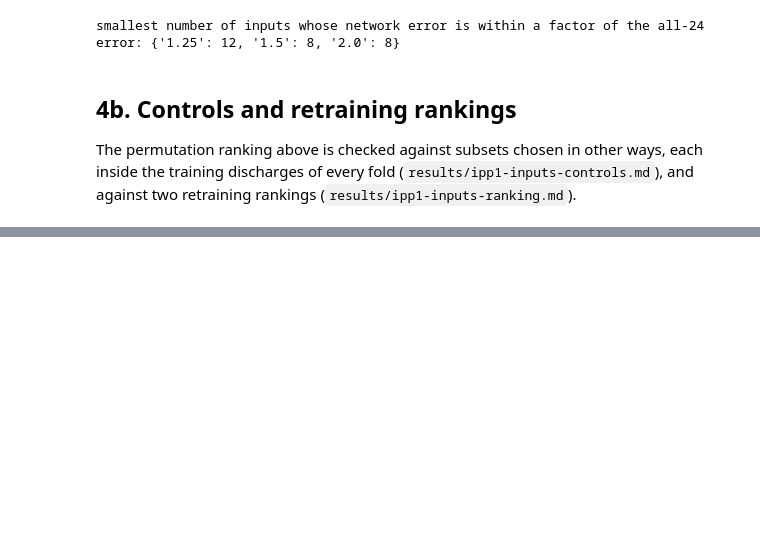
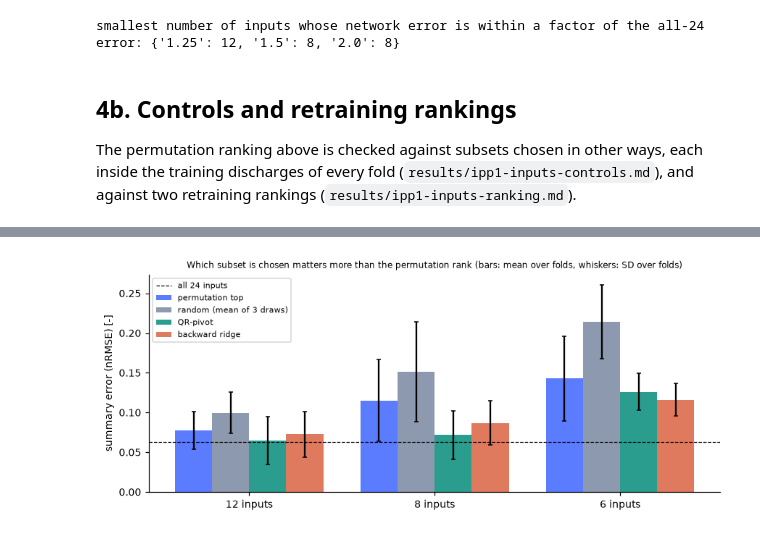
Before and after one commit to mschiller890/hackathon, a Jupyter notebook: notebooks/03_inputs_and_importance.ipynb, the cells around one changed output, grey strips where cells are left out. Drawn from its saved outputs; the diff is of its cells as text; code cells hidden in the pictures; blank space fills up the shorter version.

```diff
--- a/notebooks/03_inputs_and_importance.ipynb
+++ b/notebooks/03_inputs_and_importance.ipynb
@@ -243,0 +260,32 @@ KEY_JSON {"saved_folds": 5, "saved_epochs": 60, "mlp_summary_nrmse": {"all 24":
+# %%
+import re
+rk = (repo / "results" / "ipp1-inputs-ranking.md").read_text()
+seed_noise = float(re.search(r"by ([\d.]+)% on average", rk).group(1))
+drop_txt = rk.split("## Drop-column ranking")[1].split("## Backward-elimination order")[0]
+drop = pd.DataFrame([(int(a), b, float(c), float(d), int(e)) for a, b, c, d, e in re.findall(r"\| (\d+) \| ((?:IPR|FL)\d\d) \| ([+-][\d.]+) \| ([+-][\d.]+)% \| [\d.]+ \| (\d)/5 \|", drop_txt)],
+                    columns=["rank", "input", "delta", "rel_%", "folds_worse"])
+be_txt = rk.split("## Backward-elimination order")[1].split("### Ridge summary error")[0]
+be = pd.DataFrame([(int(a), b, float(c), [int(v) for v in d.split(",")]) for a, b, c, d in re.findall(r"\| (\d+) \| ((?:IPR|FL)\d\d) \| ([\d.]+) \| ([\d, ]+) \|", be_txt)],
+                  columns=["rank", "input", "mean_step", "per_fold"])
+rank_corr = {a: float(b) for a, b in re.findall(r"\| ((?:drop column|ridge) vs (?:ridge|permutation)) \| ([+-][\d.]+) \|", rk)}
+assert len(drop) == 24 and len(be) == 24 and len(rank_corr) == 3, "the ranking file changed format"
+print(f"Seed noise of the all-24 network (refits with 3 seeds per fold): {seed_noise} % of the summary error on average")
+print("\nDrop-column ranking (network retrained without one input), five largest rises of the summary error:")
+print(drop.head(5).to_string(index=False))
+worse_all = drop[(drop.folds_worse == 5) & (drop["rel_%"] > seed_noise)].input.tolist()
+print("\nInputs that got worse in all 5 folds AND by more than the seed noise:", worse_all)
+survivors = be[be.per_fold.apply(lambda v: all(s == 24 for s in v))].input.tolist()
+print("Inputs that are the last survivor of backward elimination in all 5 folds:", survivors)
+print("\nRank correlation between the three orders:", rank_corr)
+
+ctrl_runs = json.load(open(repo / "results" / "ipp1-inputs-controls.json"))["runs"]
+tbl = pd.DataFrame({n: [r["summary_nrmse_mean"], r["summary_nrmse_std"]] for n, r in ctrl_runs.items()}, index=["summary nRMSE", "SD over folds"]).T
+print("\nSummary error by how the subset was chosen (mean over 5 folds, one seed per cell; lower is better):")
+print(tbl.round(3).to_string())
+quoted = {"all 24": 0.063, "permutation top 12": 0.077, "random (mean of 3 draws) 12": 0.099, "QR-pivot 12": 0.065, "permutation top 8": 0.115, "QR-pivot 8": 0.072}
+for n, v in quoted.items():
+    assert round(ctrl_runs[n]["summary_nrmse_mean"], 3) == v, (n, ctrl_runs[n]["summary_nrmse_mean"], v)
+assert seed_noise == 4.5 and rank_corr == {"drop column vs ridge": -0.14, "drop column vs permutation": 0.28, "ridge vs permutation": 0.40}
+assert survivors == ["IPR13"] and worse_all == ["FL01"]
+KEY["controls_and_ranking"] = {"seed_noise_pct": seed_noise, "rank_correlation": rank_corr, "survivors": survivors, "worse_in_all_folds_beyond_noise": worse_all}
+print("\nProtocol: network (60 epochs) retrained per subset; controls: subsets chosen on the training discharges of each fold, one seed per cell, fold SD about 40 % of the mean; rankings: 119 development discharges, 5 folds by discharge, seed noise from 3 seeds per fold.")
@@ -244,3 +310,15 @@ KEY_JSON {"saved_folds": 5, "saved_epochs": 60, "mlp_summary_nrmse": {"all 24":
+# %%
+sizes = (12, 8, 6)
+methods = [("permutation top", "#5b7cff"), ("random (mean of 3 draws)", "#8d99ae"), ("QR-pivot", "#2a9d8f"), ("backward ridge", "#e07a5f")]
+fig, ax = plt.subplots(figsize=(8, 3.4))
+for j, (m, col) in enumerate(methods):
+    ax.bar([i + j * 0.2 - 0.3 for i in range(len(sizes))], [ctrl_runs[f"{m} {k}"]["summary_nrmse_mean"] for k in sizes], 0.2, yerr=[ctrl_runs[f"{m} {k}"]["summary_nrmse_std"] for k in sizes], color=col, capsize=2, label=m)
+ax.axhline(ctrl_runs["all 24"]["summary_nrmse_mean"], color="k", lw=0.8, ls="--", label="all 24 inputs")
+ax.set_xticks(range(len(sizes))); ax.set_xticklabels([f"{k} inputs" for k in sizes]); ax.set_ylabel("summary error (nRMSE) [-]")
+ax.set_title("Which subset is chosen matters more than the permutation rank (bars: mean over folds, whiskers: SD over folds)", fontsize=8); ax.legend(fontsize=7)
+fig.tight_layout(); plt.show()
+# %% [output]
+[figure, added]
 # %% [markdown]
 ## Conclusions
 
```
Also changed, not shown: parts of 14 cells of this notebook.
